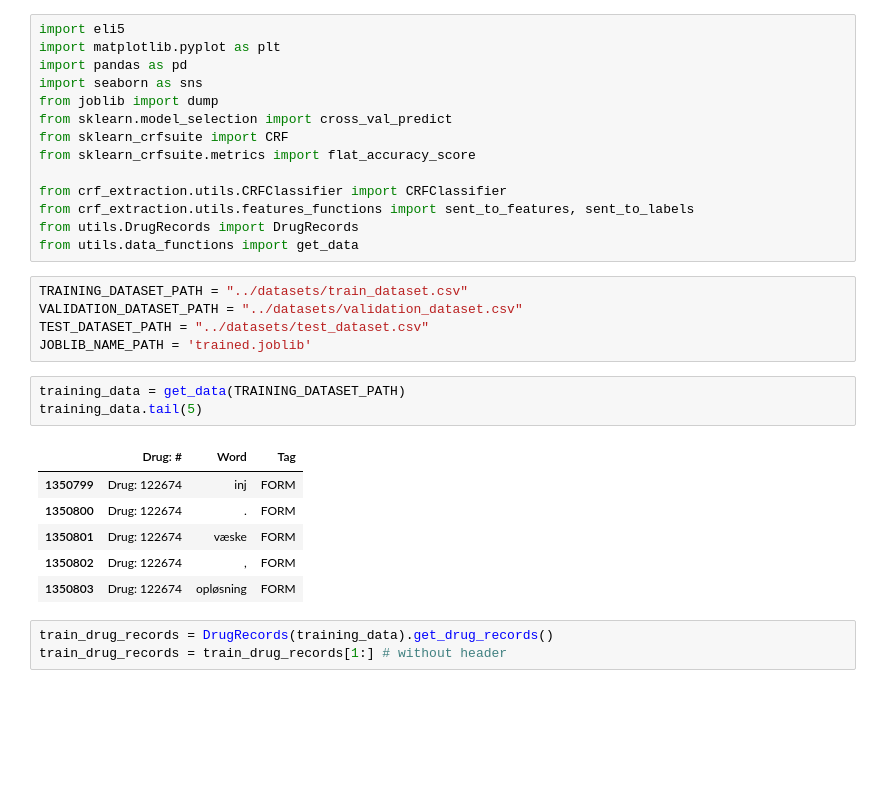
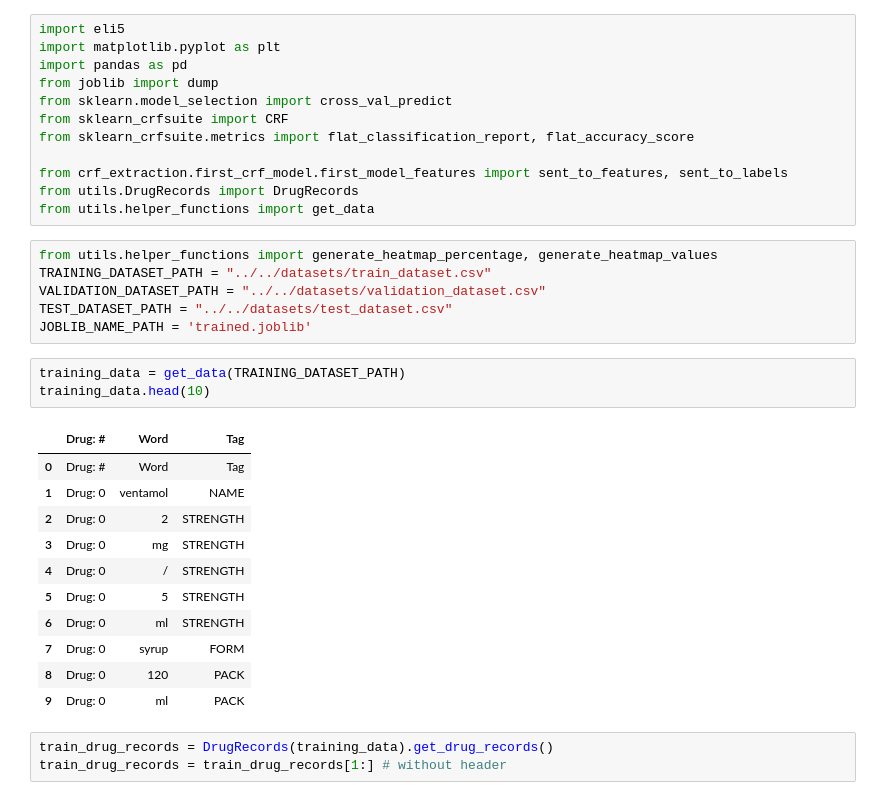
Before and after one commit to mbamburova/master-thesis, a Jupyter notebook: crf_extraction/first_crf_model/first_crf_model.ipynb, the cells around one changed output. Cells and saved outputs as stored; diff of their text form; blank space fills up the shorter version.

```diff
--- a/crf_extraction/first_crf_model/first_crf_model.ipynb
+++ b/crf_extraction/first_crf_model/first_crf_model.ipynb
@@ -2,31 +2,35 @@
 import eli5
 import matplotlib.pyplot as plt
 import pandas as pd
-import seaborn as sns
 from joblib import dump
 from sklearn.model_selection import cross_val_predict
 from sklearn_crfsuite import CRF
-from sklearn_crfsuite.metrics import flat_accuracy_score
+from sklearn_crfsuite.metrics import flat_classification_report, flat_accuracy_score
 
-from crf_extraction.utils.CRFClassifier import CRFClassifier
-from crf_extraction.utils.features_functions import sent_to_features, sent_to_labels
+from crf_extraction.first_crf_model.first_model_features import sent_to_features, sent_to_labels
 from utils.DrugRecords import DrugRecords
-from utils.data_functions import get_data
+from utils.helper_functions import get_data
 # %%
-TRAINING_DATASET_PATH = "../datasets/train_dataset.csv"
-VALIDATION_DATASET_PATH = "../datasets/validation_dataset.csv"
-TEST_DATASET_PATH = "../datasets/test_dataset.csv"
+from utils.helper_functions import generate_heatmap_percentage, generate_heatmap_values
+TRAINING_DATASET_PATH = "../../datasets/train_dataset.csv"
+VALIDATION_DATASET_PATH = "../../datasets/validation_dataset.csv"
+TEST_DATASET_PATH = "../../datasets/test_dataset.csv"
 JOBLIB_NAME_PATH = 'trained.joblib'
 # %%
 training_data = get_data(TRAINING_DATASET_PATH)
-training_data.tail(5)
+training_data.head(10)
 # %% [output]
 |  | Drug: # | Word | Tag |
-| 1350799 | Drug: 122674 | inj | FORM |
-| 1350800 | Drug: 122674 | . | FORM |
-| 1350801 | Drug: 122674 | væske | FORM |
-| 1350802 | Drug: 122674 | , | FORM |
-| 1350803 | Drug: 122674 | opløsning | FORM |
+| 0 | Drug: # | Word | Tag |
+| 1 | Drug: 0 | ventamol | NAME |
+| 2 | Drug: 0 | 2 | STRENGTH |
+| 3 | Drug: 0 | mg | STRENGTH |
+| 4 | Drug: 0 | / | STRENGTH |
+| 5 | Drug: 0 | 5 | STRENGTH |
+| 6 | Drug: 0 | ml | STRENGTH |
+| 7 | Drug: 0 | syrup | FORM |
+| 8 | Drug: 0 | 120 | PACK |
+| 9 | Drug: 0 | ml | PACK |
 # %%
 train_drug_records = DrugRecords(training_data).get_drug_records()
 train_drug_records = train_drug_records[1:] # without header
```
Also changed, not shown: parts of 24 cells of this notebook, 10 other files.
